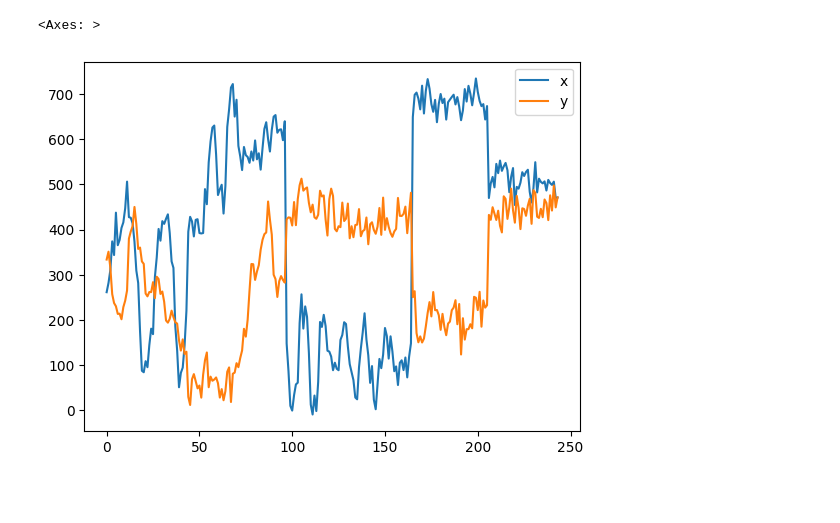
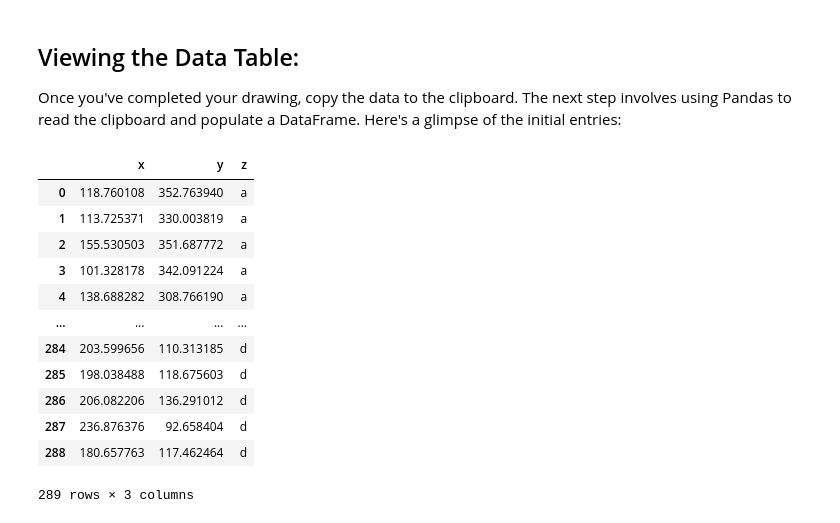
Before and after one commit to bryanpaget/jupyter, a Jupyter notebook: DrawData.ipynb, the cells around one changed output. Saved outputs shown, nothing was run; the diff lists cells and outputs as text; code cells hidden in the pictures; blank space fills up the shorter version.

```diff
--- a/DrawData.ipynb
+++ b/DrawData.ipynb
@@ -8,9 +18,25 @@ from drawdata import draw_scatter
 draw_scatter()
 # %% [output]
 [interactive output not drawn]
+# %% [markdown]
+## Viewing the Data Table:
+
+Once you've completed your drawing, copy the data to the clipboard. The next step involves using Pandas to read the clipboard and populate a DataFrame. Here's a glimpse of the initial entries:
 # %%
-df = pd.read_csv("drawdata.csv")
-df.plot()
+# Reading the clipboard into a DataFrame
+df = pd.read_clipboard(sep=",")
+df
 # %% [output]
+|  | x | y | z |
+| 0 | 118.760108 | 352.763940 | a |
+| 1 | 113.725371 | 330.003819 | a |
+| 2 | 155.530503 | 351.687772 | a |
+| 3 | 101.328178 | 342.091224 | a |
+| 4 | 138.688282 | 308.766190 | a |
+| ... | ... | ... | ... |
+| 284 | 203.599656 | 110.313185 | d |
+| 285 | 198.038488 | 118.675603 | d |
+| 286 | 206.082206 | 136.291012 | d |
+| 287 | 236.876376 | 92.658404 | d |
+| 288 | 180.657763 | 117.462464 | d |
-<Axes: >
+289 rows × 3 columns
-[figure, removed]
```
Also changed, not shown: parts of 6 cells of this notebook, 11 other files.
